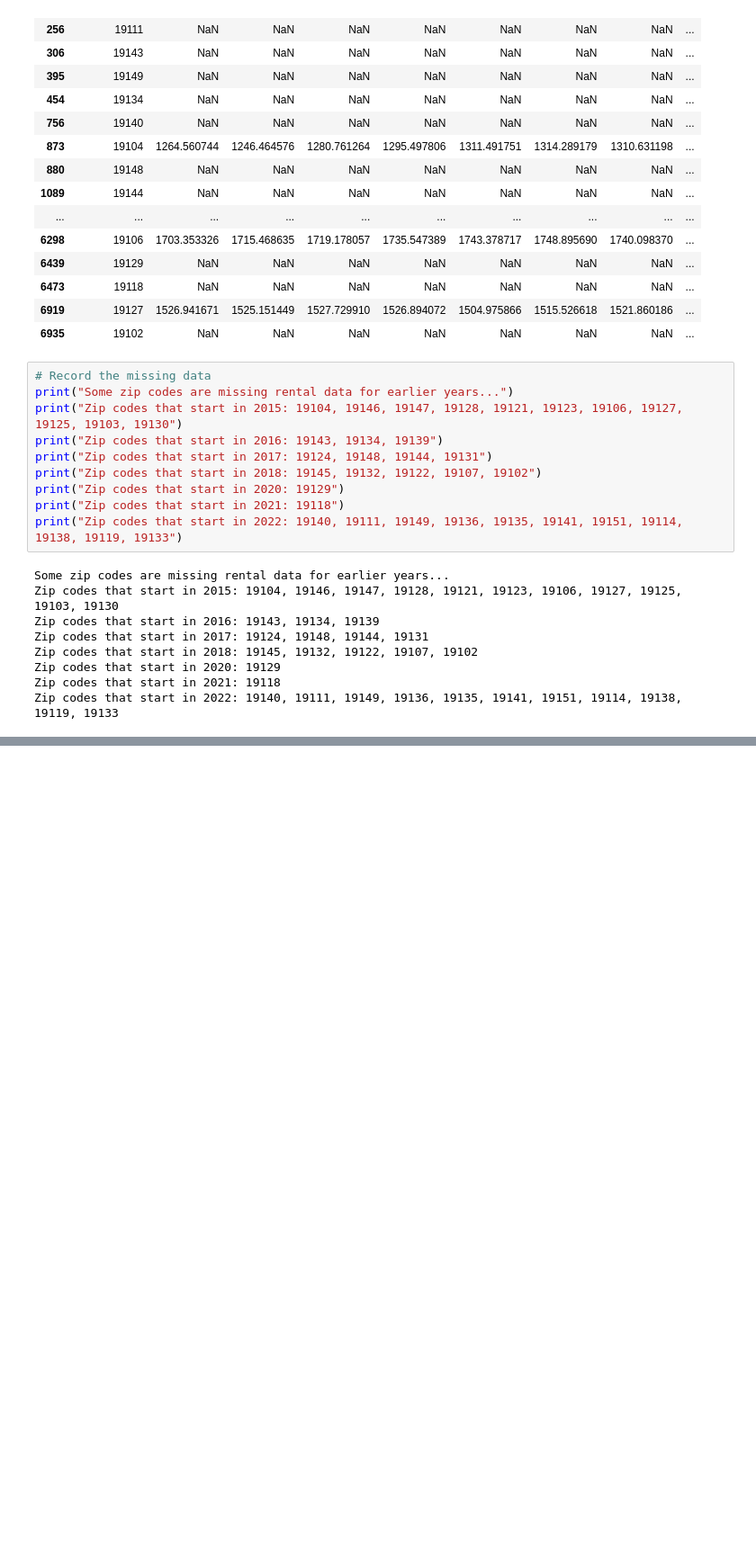
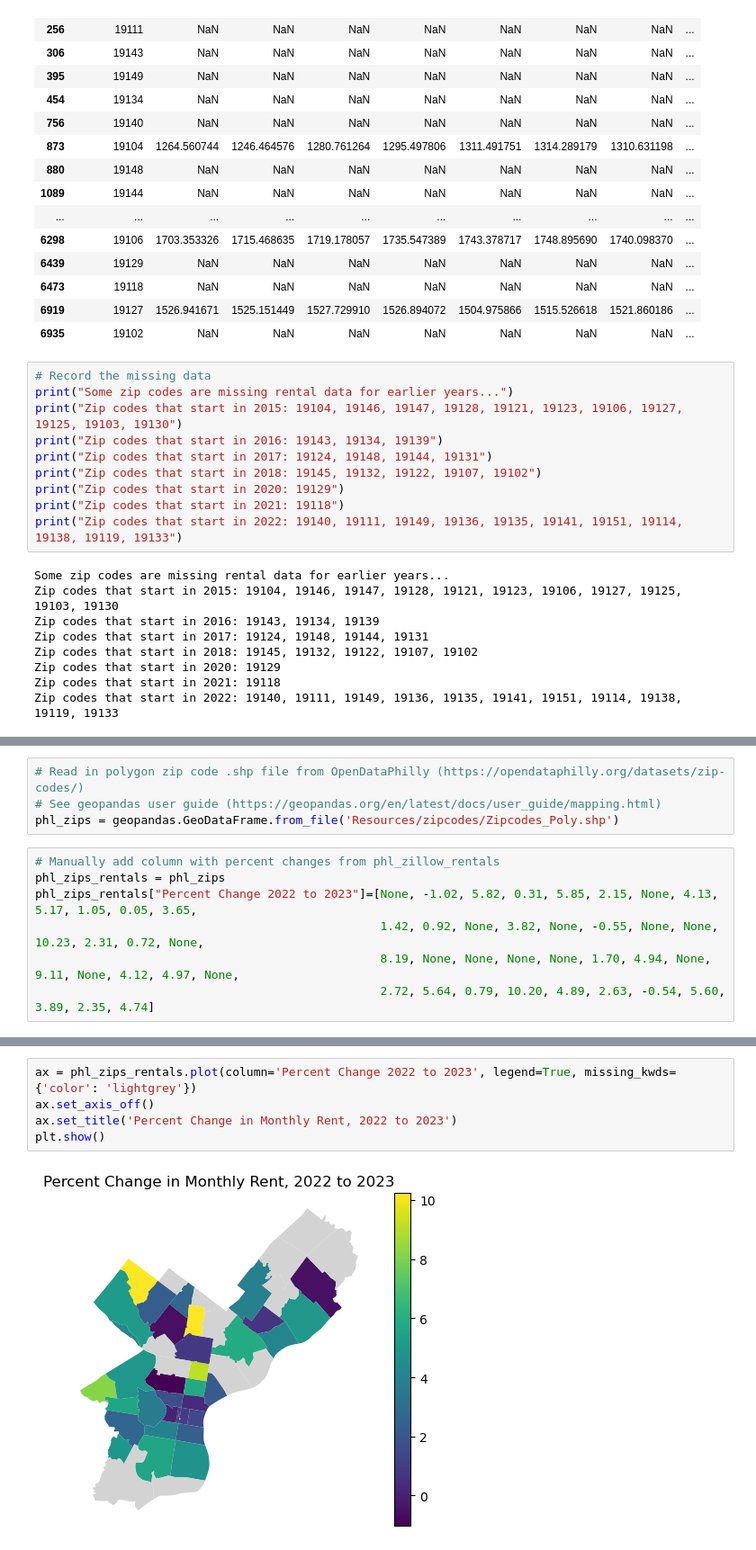
Before and after one commit to Aramed23/Project_1, a Jupyter notebook: andrew.ipynb, the cells around one changed output, grey strips where cells are left out. Shown at 90% size. Cells and saved outputs as stored; diff of their text form; blank space fills up the shorter version.

Commit message:
adding andrew's first two visualizations, zip code geodata, and tax delinquency data

```diff
--- a/andrew.ipynb
+++ b/andrew.ipynb
@@ -223,3 +202,14 @@ phl_zillow_rentals.dropna()
 | 6473 | 19118 | 1659.047881 | 1828.750000 | 169.702119 | 10.228886 |
 | 6919 | 19127 | 2110.201473 | 2197.432179 | 87.230706 | 4.133762 |
 | 6935 | 19102 | 1972.917462 | 1993.707312 | 20.789850 | 1.053762 |
+# %%
+# Read in polygon zip code .shp file from OpenDataPhilly (https://opendataphilly.org/datasets/zip-codes/)
+# See geopandas user guide (https://geopandas.org/en/latest/docs/user_guide/mapping.html)
+phl_zips = geopandas.GeoDataFrame.from_file('Resources/zipcodes/Zipcodes_Poly.shp')
+# %%
+# Manually add column with percent changes from phl_zillow_rentals
+phl_zips_rentals = phl_zips
+phl_zips_rentals["Percent Change 2022 to 2023"]=[None, -1.02, 5.82, 0.31, 5.85, 2.15, None, 4.13, 5.17, 1.05, 0.05, 3.65,
+                                                 1.42, 0.92, None, 3.82, None, -0.55, None, None, 10.23, 2.31, 0.72, None,
+                                                 8.19, None, None, None, None, 1.70, 4.94, None, 9.11, None, 4.12, 4.97, None,
+                                                 2.72, 5.64, 0.79, 10.20, 4.89, 2.63, -0.54, 5.60, 3.89, 2.35, 4.74]
@@ -225,0 +236,7 @@ phl_zillow_rentals.dropna()
+# %%
+ax = phl_zips_rentals.plot(column='Percent Change 2022 to 2023', legend=True, missing_kwds={'color': 'lightgrey'})
+ax.set_axis_off()
+ax.set_title('Percent Change in Monthly Rent, 2022 to 2023')
+plt.show()
+# %% [output]
+[figure, added]
```
Also changed, not shown: parts of 12 cells of this notebook, 6 other files.
